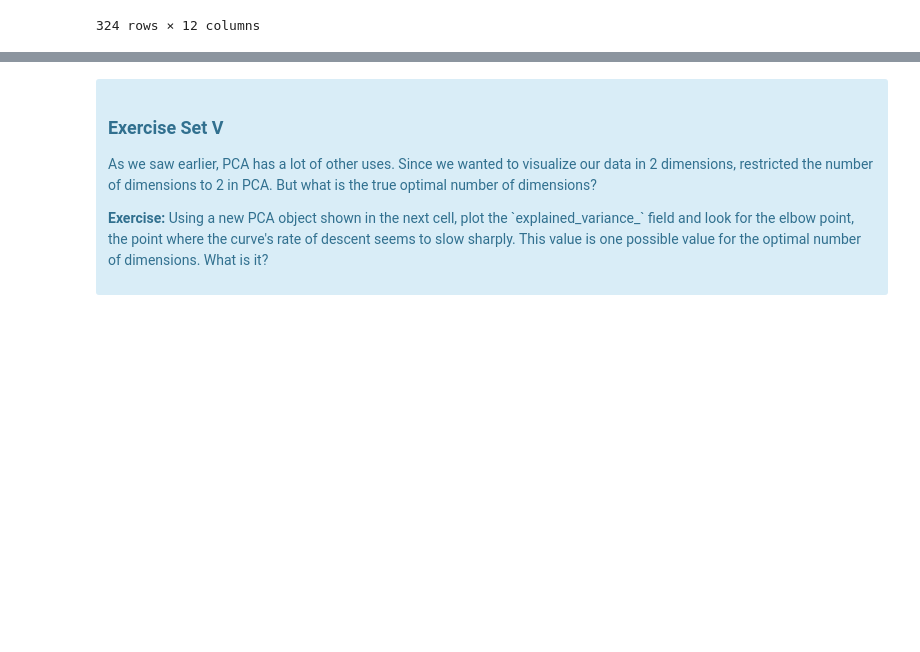
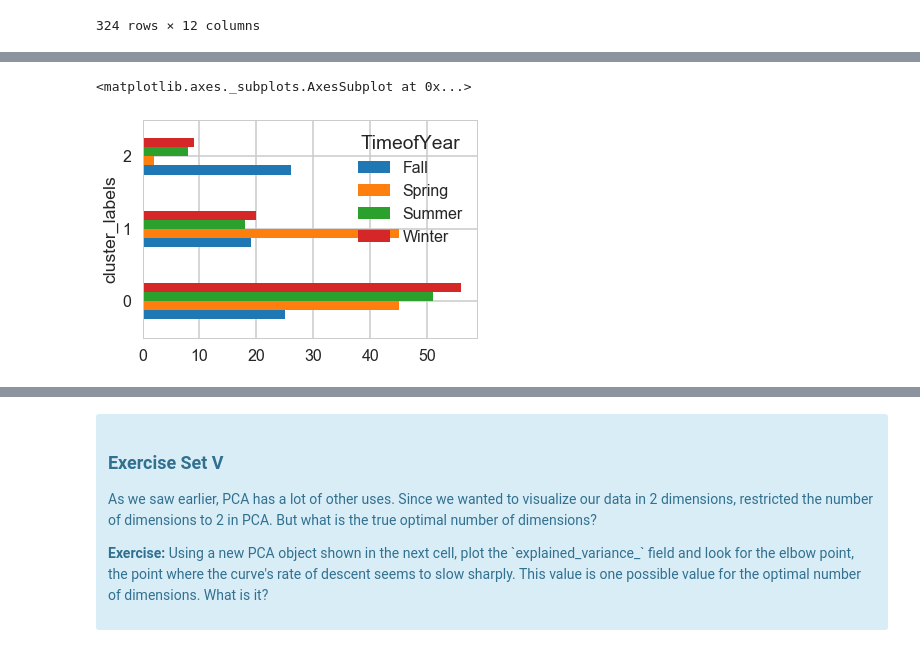
Before and after one commit to mamitch/Springboard_exercises, a Jupyter notebook: Mini_Project_Clustering.ipynb, the cells around one changed output, grey strips where cells are left out. Drawn from its saved outputs; the diff is of its cells as text; code cells hidden in the pictures; blank space fills up the shorter version.

```diff
--- a/Mini_Project_Clustering.ipynb
+++ b/Mini_Project_Clustering.ipynb
@@ -537,0 +632,5 @@ df_with_cl.groupby('cluster_labels').campaign.value_counts().unstack().plot.barh
+# %%
+df_with_cl.groupby('cluster_labels').TimeofYear.value_counts().unstack().plot.barh()
+# %% [output]
+<matplotlib.axes._subplots.AxesSubplot at 0x...>
+[figure, added]
```
Also changed, not shown: parts of 16 cells of this notebook.
